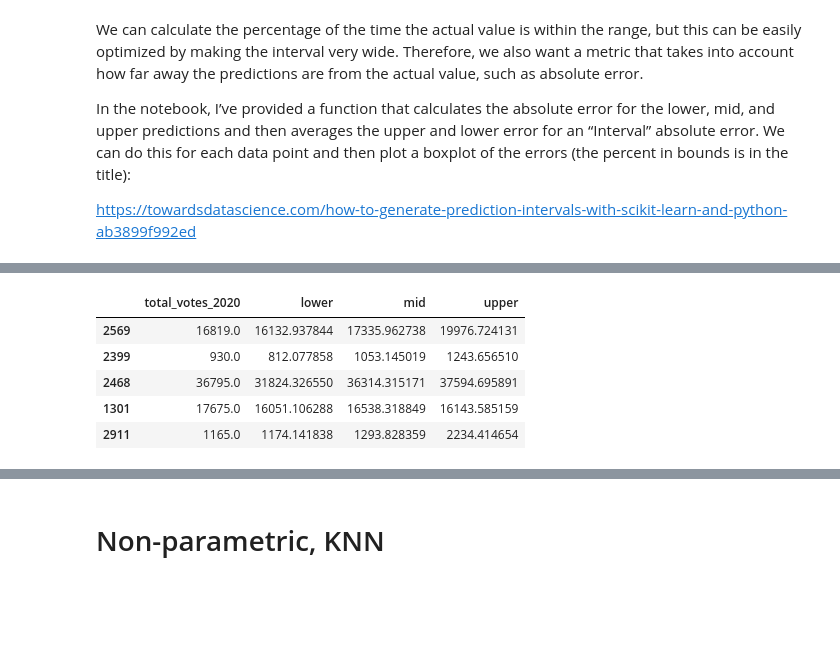
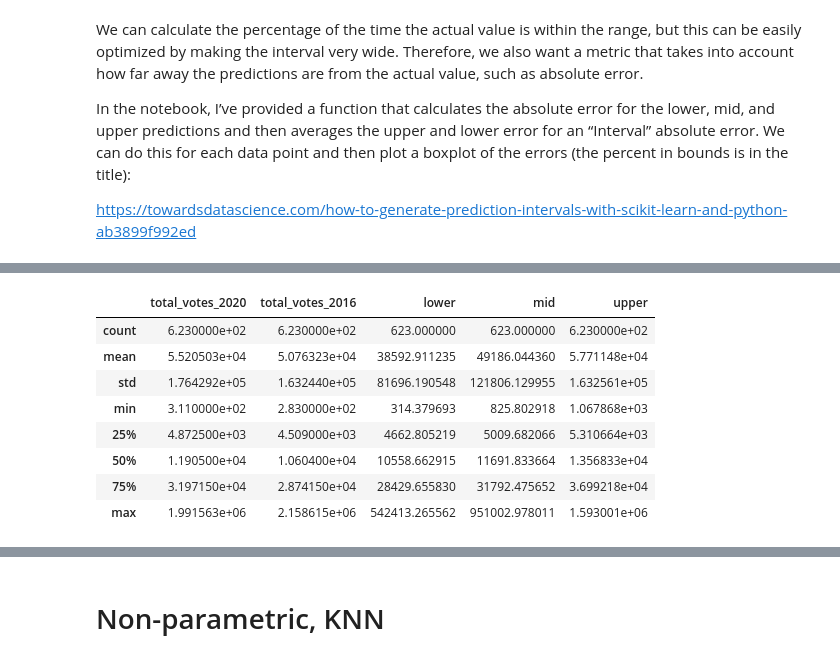
Before and after one commit to madelinekinnaird/washington-post-election-night-model, a Jupyter notebook: Modeling.ipynb, the cells around one changed output, grey strips where cells are left out. Cells and saved outputs as stored; diff of their text form; code cells hidden in the pictures; blank space fills up the shorter version.

```diff
--- a/Modeling.ipynb
+++ b/Modeling.ipynb
@@ -155,16 +189,17 @@ GradientBoostingRegressor(alpha=0.85, loss='quantile', max_depth=5)
 # %%
 predictions = pd.DataFrame(ytest)
+predictions['total_votes_2016'] = df['total_votes_2016']
 predictions['lower'] = lower_model.predict(Xtest)
 predictions['mid'] = mid_model.predict(Xtest)
 predictions['upper'] = upper_model.predict(Xtest)
-
-#assert (predictions['upper'] > predictions['lower']).all()
-
-predictions.tail()
+predictions.describe()
 # %% [output]
-|  | total_votes_2020 | lower | mid | upper |
-| 2569 | 16819.0 | 16132.937844 | 17335.962738 | 19976.724131 |
-| 2399 | 930.0 | 812.077858 | 1053.145019 | 1243.656510 |
-| 2468 | 36795.0 | 31824.326550 | 36314.315171 | 37594.695891 |
-| 1301 | 17675.0 | 16051.106288 | 16538.318849 | 16143.585159 |
-| 2911 | 1165.0 | 1174.141838 | 1293.828359 | 2234.414654 |
+|  | total_votes_2020 | total_votes_2016 | lower | mid | upper |
+| count | 6.230000e+02 | 6.230000e+02 | 623.000000 | 623.000000 | 6.230000e+02 |
+| mean | 5.520503e+04 | 5.076323e+04 | 38592.911235 | 49186.044360 | 5.771148e+04 |
+| std | 1.764292e+05 | 1.632440e+05 | 81696.190548 | 121806.129955 | 1.632561e+05 |
+| min | 3.110000e+02 | 2.830000e+02 | 314.379693 | 825.802918 | 1.067868e+03 |
+| 25% | 4.872500e+03 | 4.509000e+03 | 4662.805219 | 5009.682066 | 5.310664e+03 |
+| 50% | 1.190500e+04 | 1.060400e+04 | 10558.662915 | 11691.833664 | 1.356833e+04 |
+| 75% | 3.197150e+04 | 2.874150e+04 | 28429.655830 | 31792.475652 | 3.699218e+04 |
+| max | 1.991563e+06 | 2.158615e+06 | 542413.265562 | 951002.978011 | 1.593001e+06 |
```
Also changed, not shown: parts of 43 cells of this notebook.
